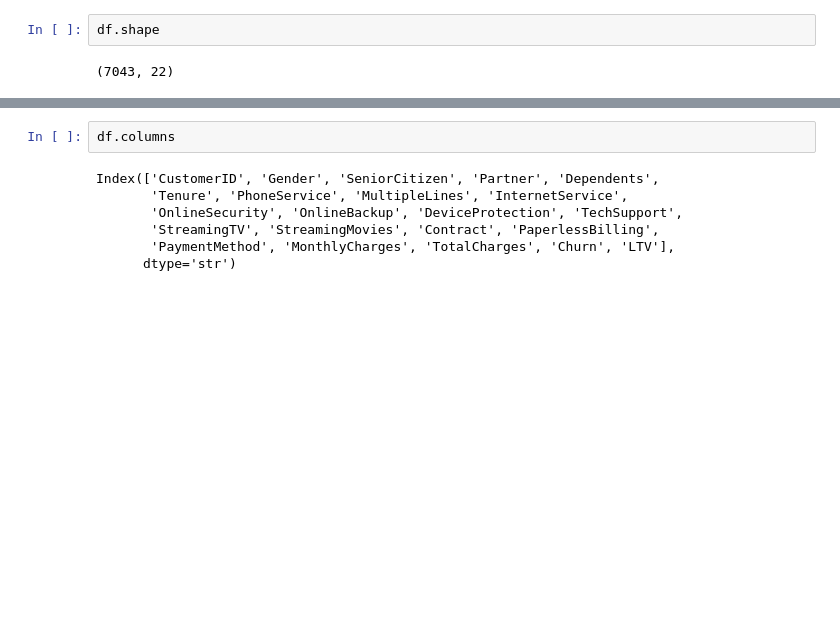
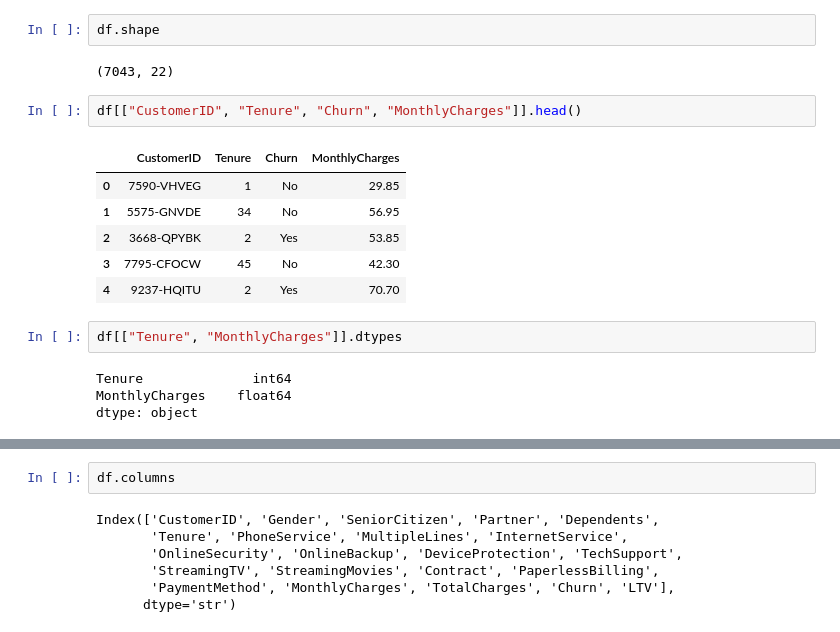
Before and after one commit to AbhijithAJ3/customer-churn-ltv, a Jupyter notebook: notebooks/04_ltv_modeling.ipynb, the cells around one changed output, grey strips where cells are left out. Drawn from its saved outputs; the diff is of its cells as text; blank space fills up the shorter version.

```diff
--- a/notebooks/04_ltv_modeling.ipynb
+++ b/notebooks/04_ltv_modeling.ipynb
@@ -18,3 +20,18 @@ df.head()
 df.shape
 # %% [output]
 (7043, 22)
+# %%
+df[["CustomerID", "Tenure", "Churn", "MonthlyCharges"]].head()
+# %% [output]
+|  | CustomerID | Tenure | Churn | MonthlyCharges |
+| 0 | 7590-VHVEG | 1 | No | 29.85 |
+| 1 | 5575-GNVDE | 34 | No | 56.95 |
+| 2 | 3668-QPYBK | 2 | Yes | 53.85 |
+| 3 | 7795-CFOCW | 45 | No | 42.30 |
+| 4 | 9237-HQITU | 2 | Yes | 70.70 |
+# %%
+df[["Tenure", "MonthlyCharges"]].dtypes
+# %% [output]
+Tenure              int64
+MonthlyCharges    float64
+dtype: object
```
Also changed, not shown: parts of 26 cells of this notebook.
